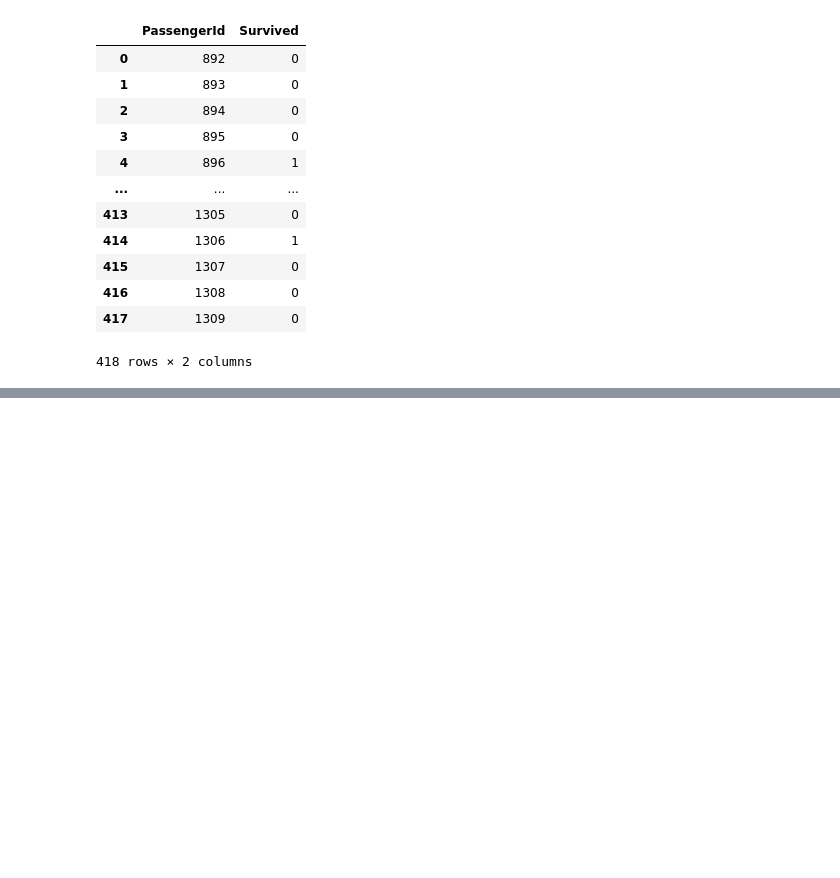
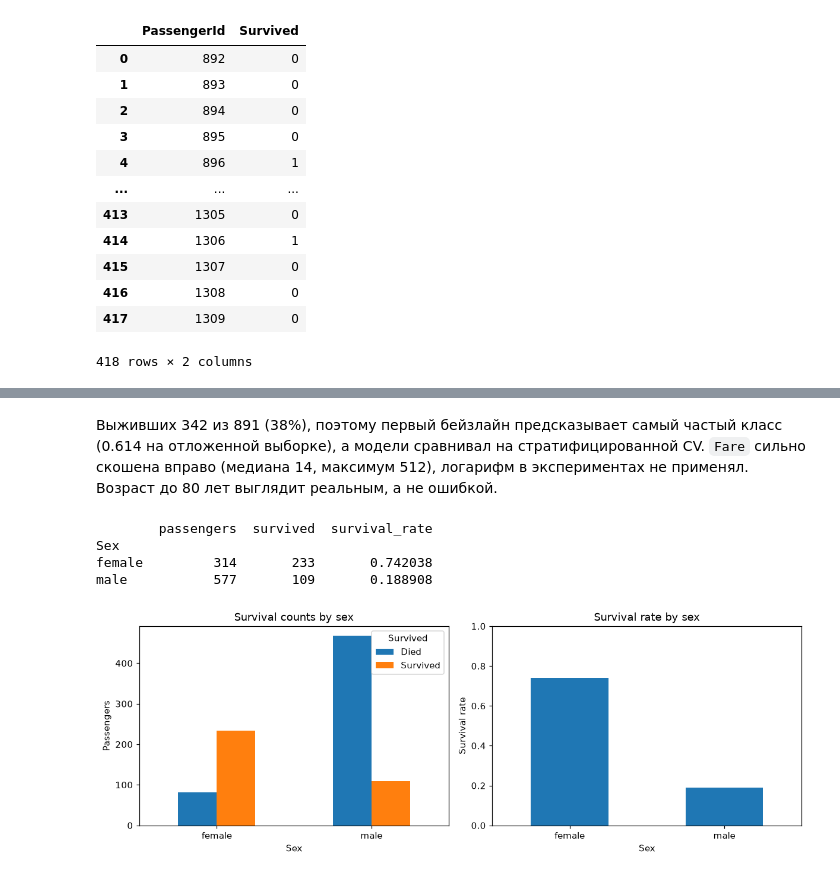
Before and after one commit to 2Gpb/TitanicPipeline, a Jupyter notebook: notebooks/draft.ipynb, the cells around one changed output, grey strips where cells are left out. Saved outputs shown, nothing was run; the diff lists cells and outputs as text; code cells hidden in the pictures; blank space fills up the shorter version.

```diff
--- a/notebooks/draft.ipynb
+++ b/notebooks/draft.ipynb
@@ -324,0 +398,11 @@ submission.to_csv("../submission_logreg.csv", index=False)
+# %%
+import pandas as pd
+import numpy as np
+import matplotlib.pyplot as plt
+
+eda = train.copy()
+print("Shape:", eda.shape)
+print("Target counts:")
+print(eda["Survived"].value_counts().sort_index())
+print("Missing values:")
+print(eda.isna().sum().sort_values(ascending=False))
@@ -324,0 +511,19 @@ submission.to_csv("../submission_logreg.csv", index=False)
+# %% [markdown]
+Выживших 342 из 891 (38%), поэтому первый бейзлайн предсказывает самый частый класс (0.614 на отложенной выборке), а модели сравнивал на стратифицированной CV. `Fare` сильно скошена вправо (медиана 14, максимум 512), логарифм в экспериментах не применял. Возраст до 80 лет выглядит реальным, а не ошибкой.
+# %%
+sex_summary = eda.groupby("Sex")["Survived"].agg(["count", "sum", "mean"])
+print(sex_summary.rename(columns={"count": "passengers", "sum": "survived", "mean": "survival_rate"}))
+
+fig, axes = plt.subplots(1, 2, figsize=(11, 4))
+pd.crosstab(eda["Sex"], eda["Survived"]).rename(columns={0: "Died", 1: "Survived"}).plot.bar(ax=axes[0], rot=0)
+axes[0].set(title="Survival counts by sex", ylabel="Passengers")
+sex_summary["mean"].plot.bar(ax=axes[1], rot=0)
+axes[1].set(title="Survival rate by sex", ylabel="Survival rate", ylim=(0, 1))
+plt.tight_layout()
+plt.show()
+# %% [output]
+        passengers  survived  survival_rate
+Sex
+female         314       233       0.742038
+male           577       109       0.188908
+[figure, added]
```
Also changed, not shown: parts of 19 cells of this notebook, 16 other files.
